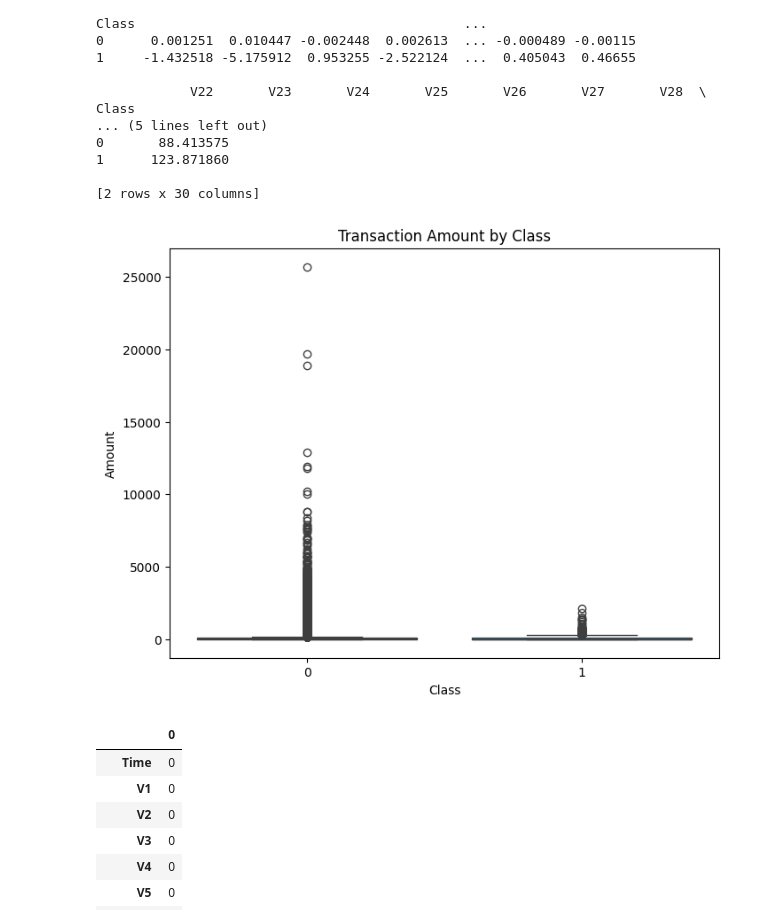
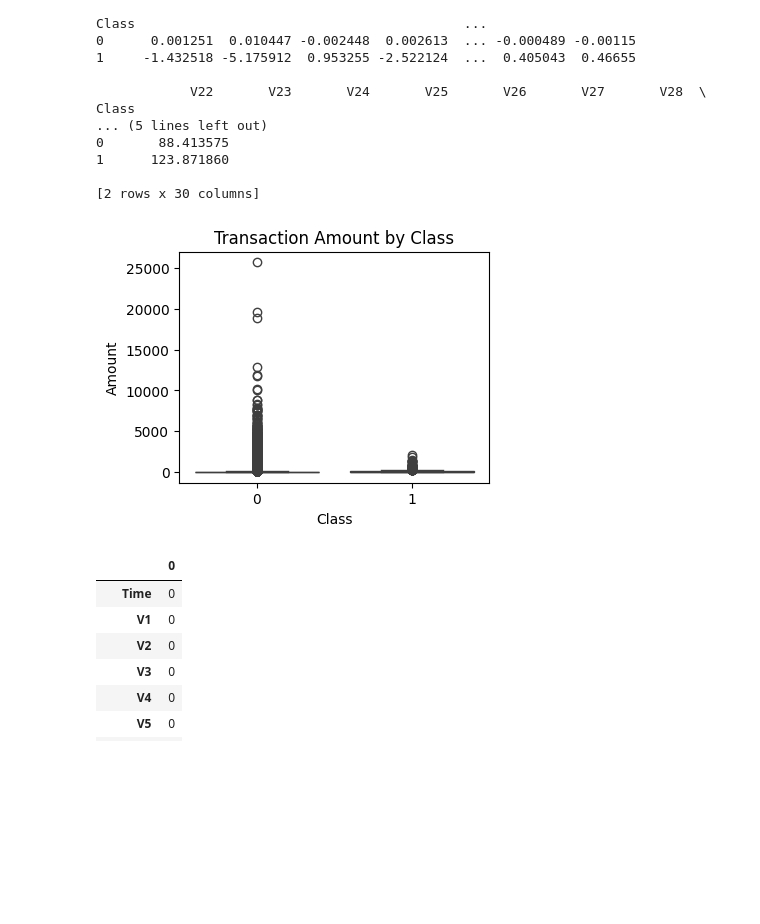
Before and after one commit to AnahitShekikyan/ADS-505-Final-Team-Project, a Jupyter notebook: ADS_505_Final_Team_Project.ipynb, the cells around one changed output. Cells and saved outputs as stored; diff of their text form; code cells hidden in the pictures; blank space fills up the shorter version.

```diff
--- a/ADS_505_Final_Team_Project.ipynb
+++ b/ADS_505_Final_Team_Project.ipynb
@@ -367,12 +400,12 @@ Class
 [2 rows x 30 columns]
 # %%
 # Box plot of Amount grouped by Class
-plt.figure(figsize=(8, 6))
+plt.figure(figsize=(4, 3))
 sns.boxplot(x='Class', y='Amount', data=df)
 plt.title('Transaction Amount by Class')
 plt.show()
 # %% [output]
-[figure, old version]
+[figure, new version]
 # %%
 # Checking for missing values
 df.isnull().sum()
```
Also changed, not shown: parts of 15 cells of this notebook.
